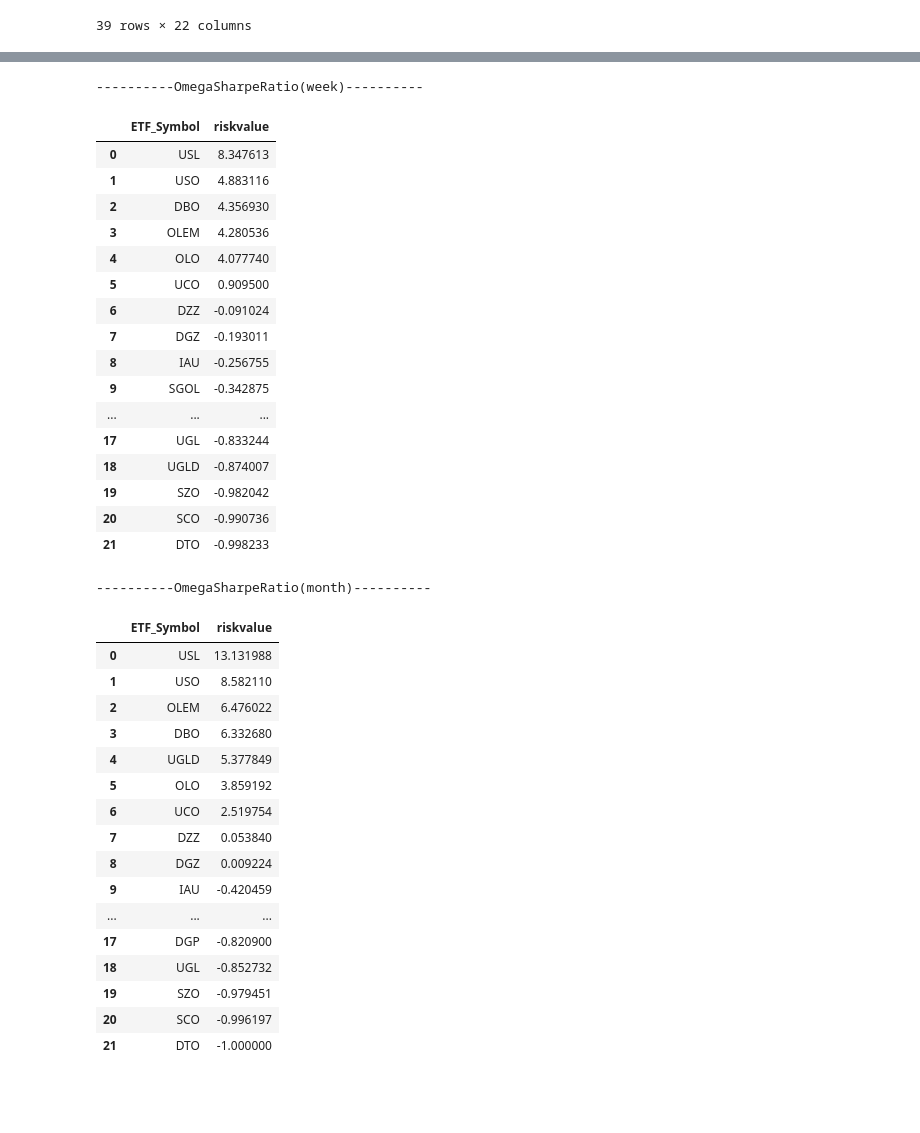
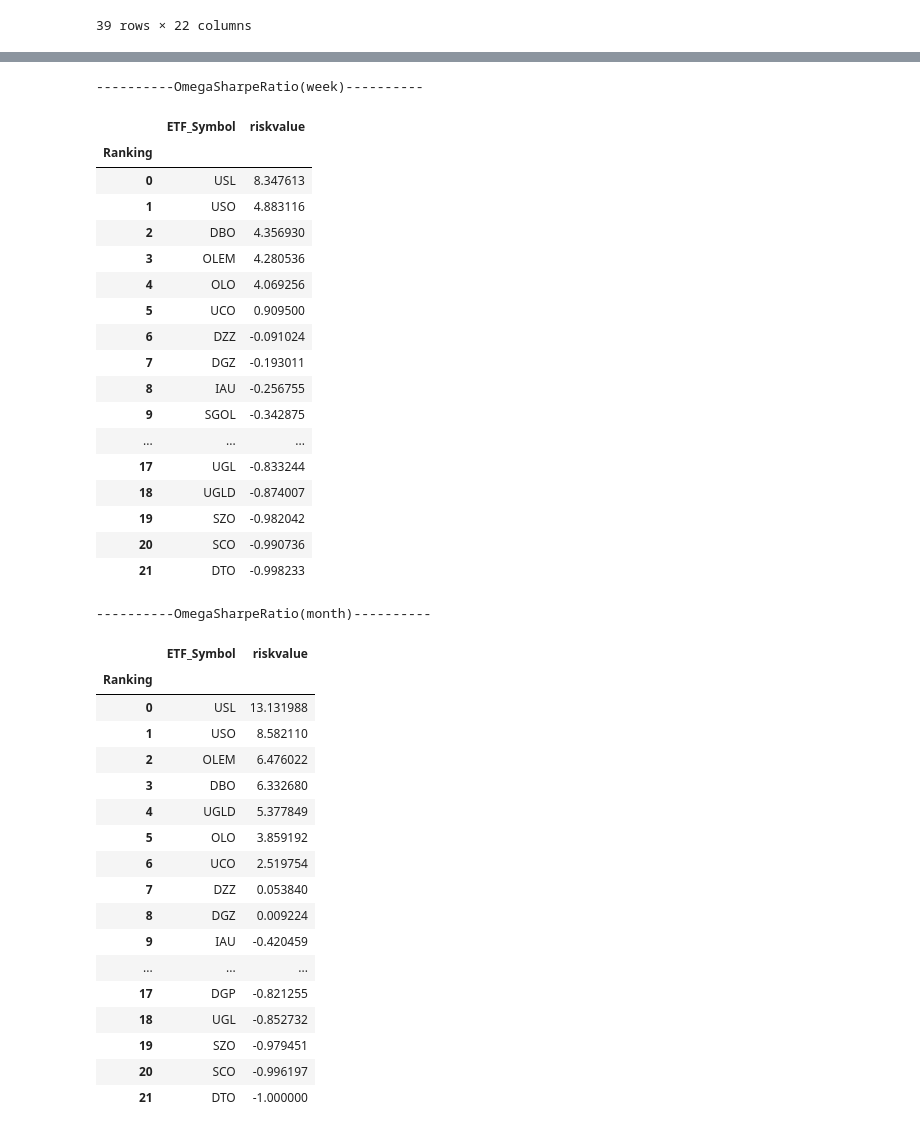
Before and after one commit to syuan0624/FinTech, a Jupyter notebook: HW4/ETF_riskiness.ipynb, the cells around one changed output, grey strips where cells are left out. Drawn from its saved outputs; the diff is of its cells as text; code cells hidden in the pictures; blank space fills up the shorter version.

```diff
--- a/HW4/ETF_riskiness.ipynb
+++ b/HW4/ETF_riskiness.ipynb
@@ -215,8 +224,13 @@ def OmegaSharpeRatio(R, L):
     return OmegaRatio
 # %%
 def Qfunction(datalist):
-    Q = 0.0
+    Q = []
     for r in datalist:
-        ag = -1/r
-        Q+=math.exp( ag )
-    return Q
+        if r != 0:
+            ag = 1/r
+        else:
+            ag = 0
+        agg = -ag*(r-2.24/100)
+        Q.append(math.exp( agg ))
+        Eg = mean(Q)/len(Q)    #期望值
+    return Eg
@@ -227,12 +237,17 @@ for S in ETFLISTmo:
 # %%
-def risk_sort(listR,dataR):
+def risk_sort(listR,dataR,typeR):
     risk = []
     for etf in listR:
-        risk.append(OmegaSharpeRatio(dataR[etf], 2.24))
-    dict={}
-    dict['ETF_Symbol'] = listR
-    dict['riskvalue'] = risk
-    df = pd.DataFrame.from_dict(dict)
+        if(typeR == 1):
+            risk.append(sharpeASSR(dataR[etf], 2.24))
+        elif(typeR == 2):
+            risk.append(OmegaSharpeRatio(dataR[etf], 2.24))
+        elif(typeR == 3):
+            risk.append(Qfunction(dataR[etf], 2.24))
+    dict_data=dict({'ETF_Symbol':listR,'riskvalue':risk})
+    df = pd.DataFrame.from_dict(dict_data)
     df = df.sort_values(by="riskvalue",ascending=False)
     df = df.reset_index(drop=True)
+    df.index.name = 'Ranking'
+
     return df
@@ -239,15 +302,16 @@ def risk_sort(listR,dataR):
 # %%
 print('----------OmegaSharpeRatio(week)----------')
-riskwk=risk_sort(ETFLISTwk,ra_wk)
-riskwk.head()
+riskwk_Omega=risk_sort(ETFLISTwk,ra_wk,2)
+riskwk_Omega
 # %% [output]
 ----------OmegaSharpeRatio(week)----------
 |  | ETF_Symbol | riskvalue |
+| Ranking |  |  |
 | 0 | USL | 8.347613 |
 | 1 | USO | 4.883116 |
 | 2 | DBO | 4.356930 |
 | 3 | OLEM | 4.280536 |
-| 4 | OLO | 4.077740 |
+| 4 | OLO | 4.069256 |
 | 5 | UCO | 0.909500 |
 | 6 | DZZ | -0.091024 |
 | 7 | DGZ | -0.193011 |
@@ -261,11 +325,12 @@ riskwk.head()
 | 21 | DTO | -0.998233 |
 # %%
 print('----------OmegaSharpeRatio(month)----------')
-riskmo=risk_sort(ETFLISTmo,ra_mo)
-riskmo
+riskmo_Omega=risk_sort(ETFLISTmo,ra_mo,2)
+riskmo_Omega
 # %% [output]
 ----------OmegaSharpeRatio(month)----------
 |  | ETF_Symbol | riskvalue |
+| Ranking |  |  |
 | 0 | USL | 13.131988 |
 | 1 | USO | 8.582110 |
 | 2 | OLEM | 6.476022 |
@@ -277,7 +342,7 @@ riskmo
 | 8 | DGZ | 0.009224 |
 | 9 | IAU | -0.420459 |
 | ... | ... | ... |
-| 17 | DGP | -0.820900 |
+| 17 | DGP | -0.821255 |
 | 18 | UGL | -0.852732 |
 | 19 | SZO | -0.979451 |
 | 20 | SCO | -0.996197 |
```
Also changed, not shown: parts of 6 cells of this notebook.
